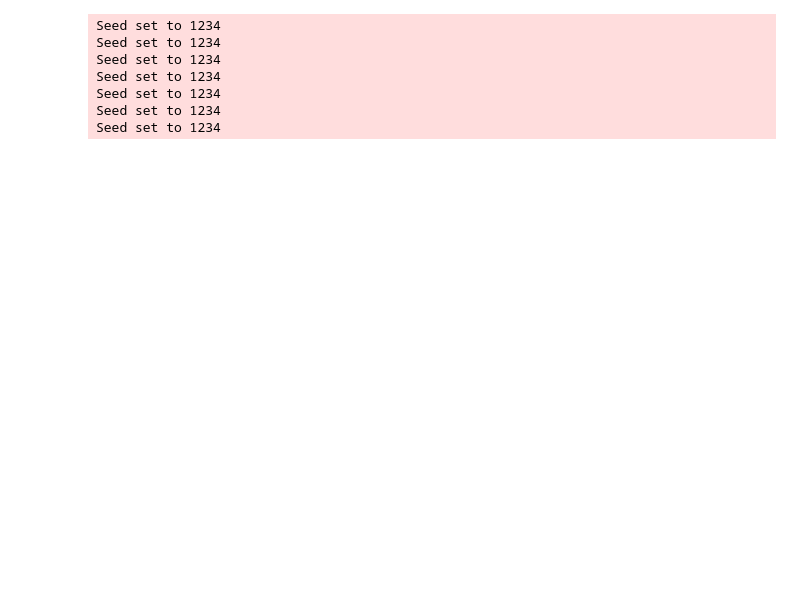
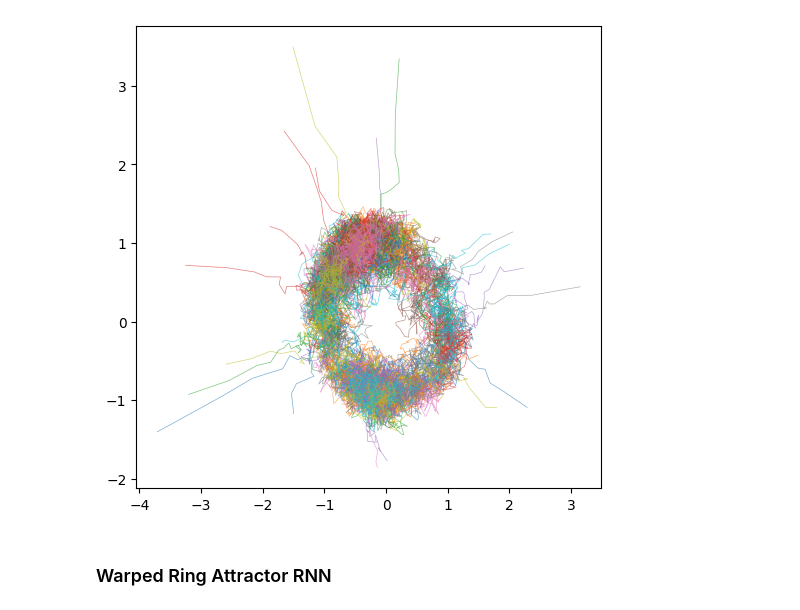
Before and after one commit to aliang9/symm_reg, a Jupyter notebook: ra_xfads_training/regularizer_sample_trajectories.ipynb, the cells around one changed output. Cells and saved outputs as stored; diff of their text form; code cells hidden in the pictures; blank space fills up the shorter version.

```diff
--- a/ra_xfads_training/regularizer_sample_trajectories.ipynb
+++ b/ra_xfads_training/regularizer_sample_trajectories.ipynb
@@ -28,0 +65,24 @@ _regularizer_list.append(partial(LieDerivativeRegularizer,g=v,normalize="new"))
+# %%
+regularizer_labels = [
+    "Curvature (order=1)",
+    "Lie Derivative (unnormalized)",
+    "Lie Derivative (normalized)",
+    "Lie Derivative (New norm)"
+]
+
+# Plot
+
+plt.figure(figsize=(8, 6))
+for i in range(len(regularizer_labels)):
+    plt.plot(perturbation_magnitudes, r_at_perturbation_magnitudes[:, i], marker='o', label=regularizer_labels[i])
+
+plt.xlabel("Max norm of perturbation")
+plt.ylabel("Regularizer Value")
+plt.title("Regularizer Values vs Perturbation Magnitude")
+plt.legend()
+plt.grid(True)
+plt.yscale("log")
+# plt.xscale("log")
+plt.tight_layout()
+plt.savefig("regularizer_vs_perturbation.png", dpi=300, bbox_inches="tight")
+plt.show()
@@ -28,0 +91,11 @@ _regularizer_list.append(partial(LieDerivativeRegularizer,g=v,normalize="new"))
+# %%
+kw = data_gen(n_neurons, _n_time_bins, n_trials, _bin_sz, rnn_kwargs={'perturbation_magnitude': perturbation_magnitudes[-1], 'dynamics':PerturbedRingAttractorRNN}, cfg=cfg)
+z = kw['z_train']
+
+fig, axs = plt.subplots(figsize=(6, 6))
+for i in range(40):
+    axs.plot(z[i, :, 0].cpu(), z[i, :, 1].cpu(), alpha=0.6, linewidth=0.5)
+# %% [output]
+[figure, added]
+# %% [markdown]
+### Warped Ring Attractor RNN
@@ -29,28 +106,23 @@ _regularizer_list.append(partial(LieDerivativeRegularizer,g=v,normalize="new"))
 # %%
+perturbation_magnitudes = np.geomspace(0.1, 20, num=10)
+
 r_at_perturbation_magnitudes = []
-perturbation_magnitudes = [0.0, 0.001, 0.01, 0.1, 0.2, 0.3, 0.4, 0.5]
+for i, _var in enumerate(perturbation_magnitudes):
+    pl.seed_everything(cfg.seed, workers=True, verbose=False)
+    kw = data_gen(n_neurons, _n_time_bins, _n_trials, _bin_sz, rnn_kwargs={'t_conj':_var}, cfg=cfg)
+    z = kw['z_train']
 
-for pm in perturbation_magnitudes:
-    pl.seed_everything(cfg.seed, workers=True)
-    kw = data_gen(cfg, n_neurons, n_time_bins, n_trials,
-                  perturbation_magnitude=pm, ode_seed=cfg.seed)[-1]
-    z = pts = kw['z_train']
-    mean_fn = kw['mean_fn_gt']
+    mean_fn = kw['mean_fn']
+    mean_fn = RNNToODE(mean_fn)
     regularizer_vals = []
     for regfcn in _regularizer_list:
-        regularizer = regfcn(lambda x_: mean_fn(x_) - x_)
-        vals = regularizer.regularizer(pts)
+        regularizer = regfcn(mean_fn)
+        pts = z[:10,...].clone() if DEBUG else z
+        # pts1 = mean_fn._wrapped._wrapped.phi_inverse(pts1)
+        vals = regularizer.eval_regularizer(pts).mean()
         regularizer_vals.append(vals)
     r_at_perturbation_magnitudes.append(torch.stack(regularizer_vals, dim=-1))
 r_at_perturbation_magnitudes = torch.stack(r_at_perturbation_magnitudes, dim=0).cpu().detach().numpy()
-# %% [output]
-Seed set to 1234
-Seed set to 1234
-Seed set to 1234
-Seed set to 1234
-Seed set to 1234
-Seed set to 1234
-Seed set to 1234
 # %%
 regularizer_labels = [
     "Curvature (order=1)",
```
Also changed, not shown: parts of 12 cells of this notebook, 17 other files.
